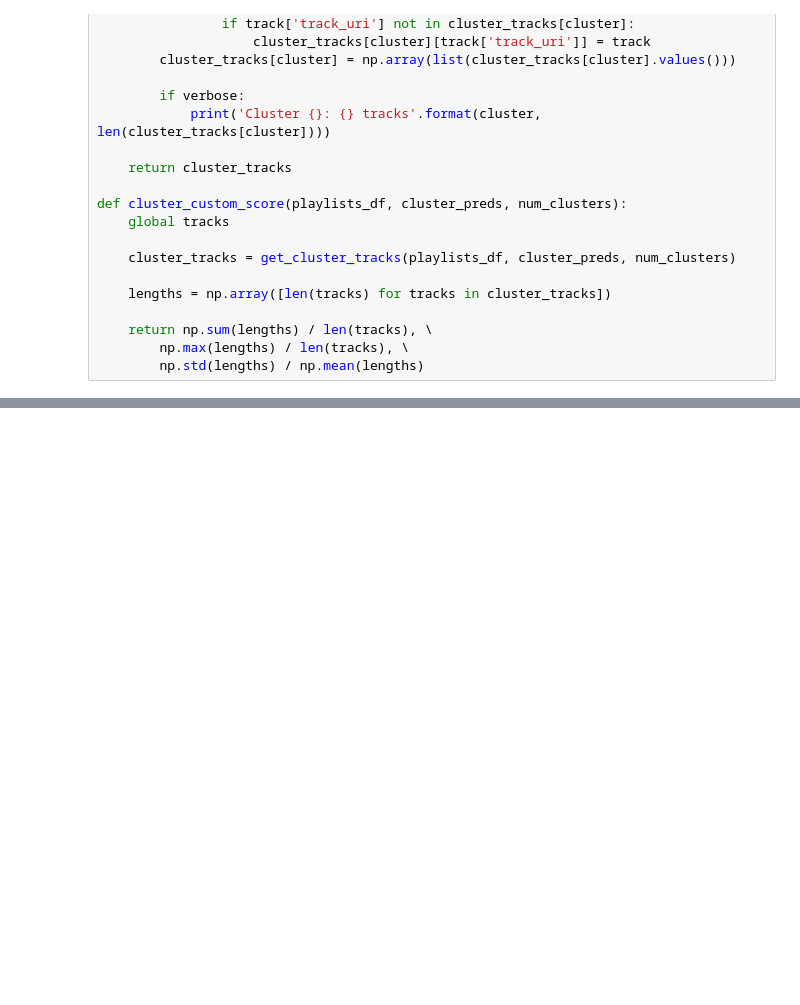
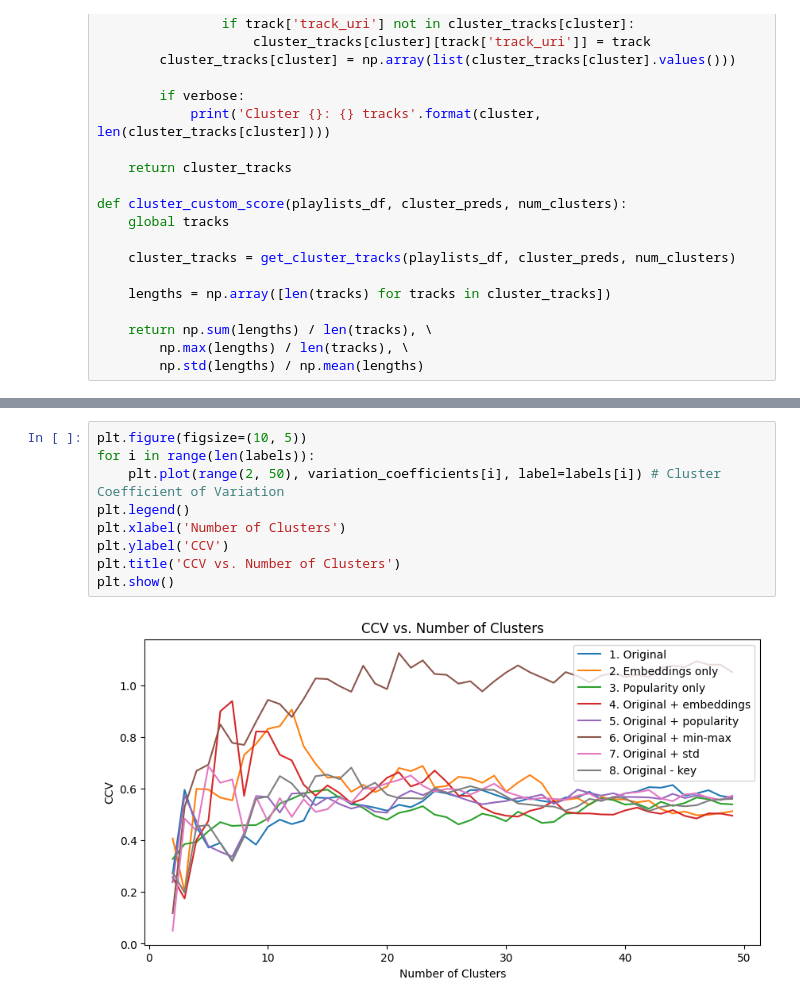
Before and after one commit to calebtham/playlister, a Jupyter notebook: cluster_feature_selection.ipynb, the cells around one changed output, grey strips where cells are left out. Cells and saved outputs as stored; diff of their text form; blank space fills up the shorter version.

```diff
--- a/cluster_feature_selection.ipynb
+++ b/cluster_feature_selection.ipynb
@@ -545,0 +286,11 @@ plt.show()
+# %%
+plt.figure(figsize=(10, 5))
+for i in range(len(labels)):
+    plt.plot(range(2, 50), variation_coefficients[i], label=labels[i]) # Cluster Coefficient of Variation
+plt.legend()
+plt.xlabel('Number of Clusters')
+plt.ylabel('CCV')
+plt.title('CCV vs. Number of Clusters')
+plt.show()
+# %% [output]
+[figure, added]
```
Also changed, not shown: parts of 35 cells of this notebook, 5 other files.
